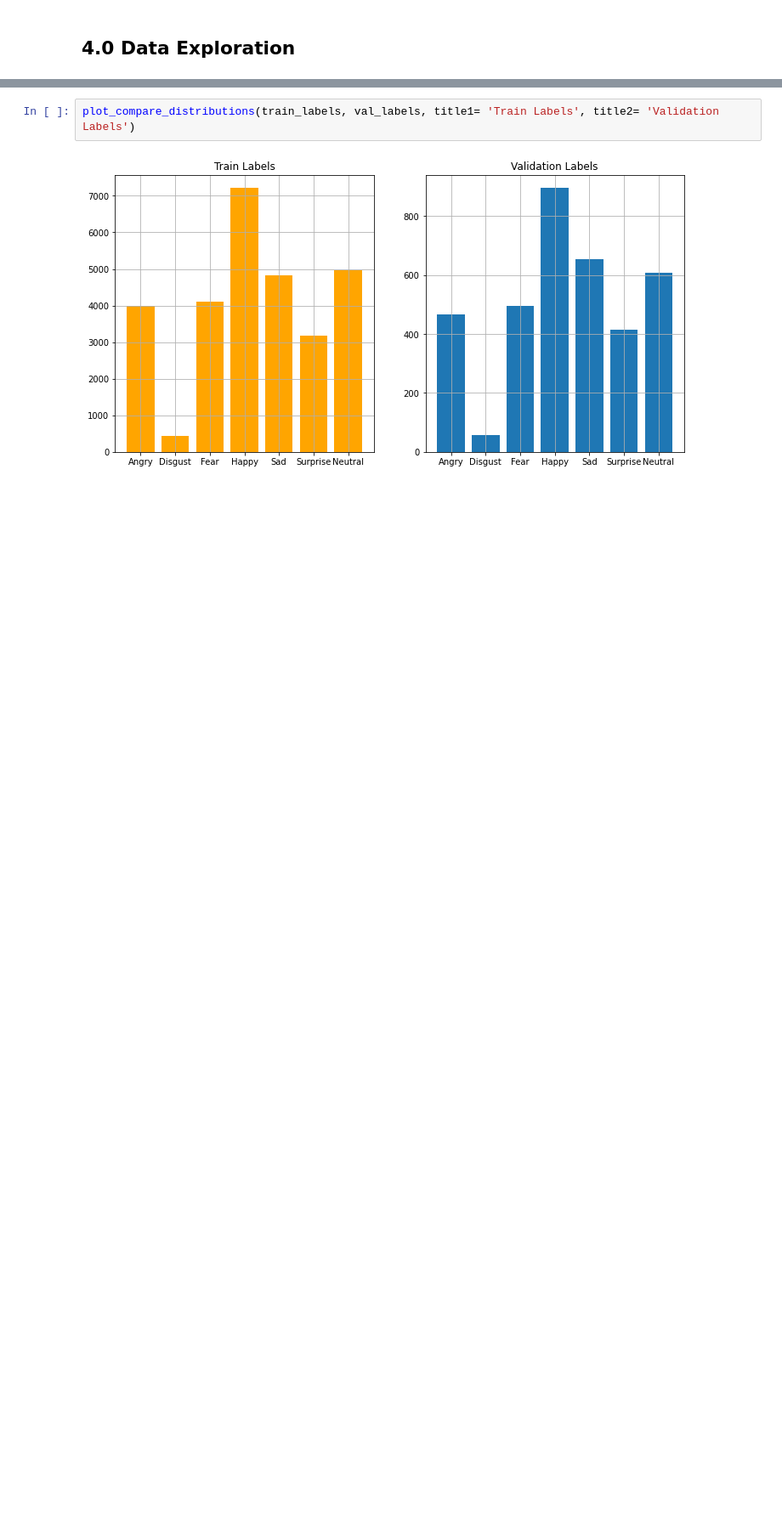
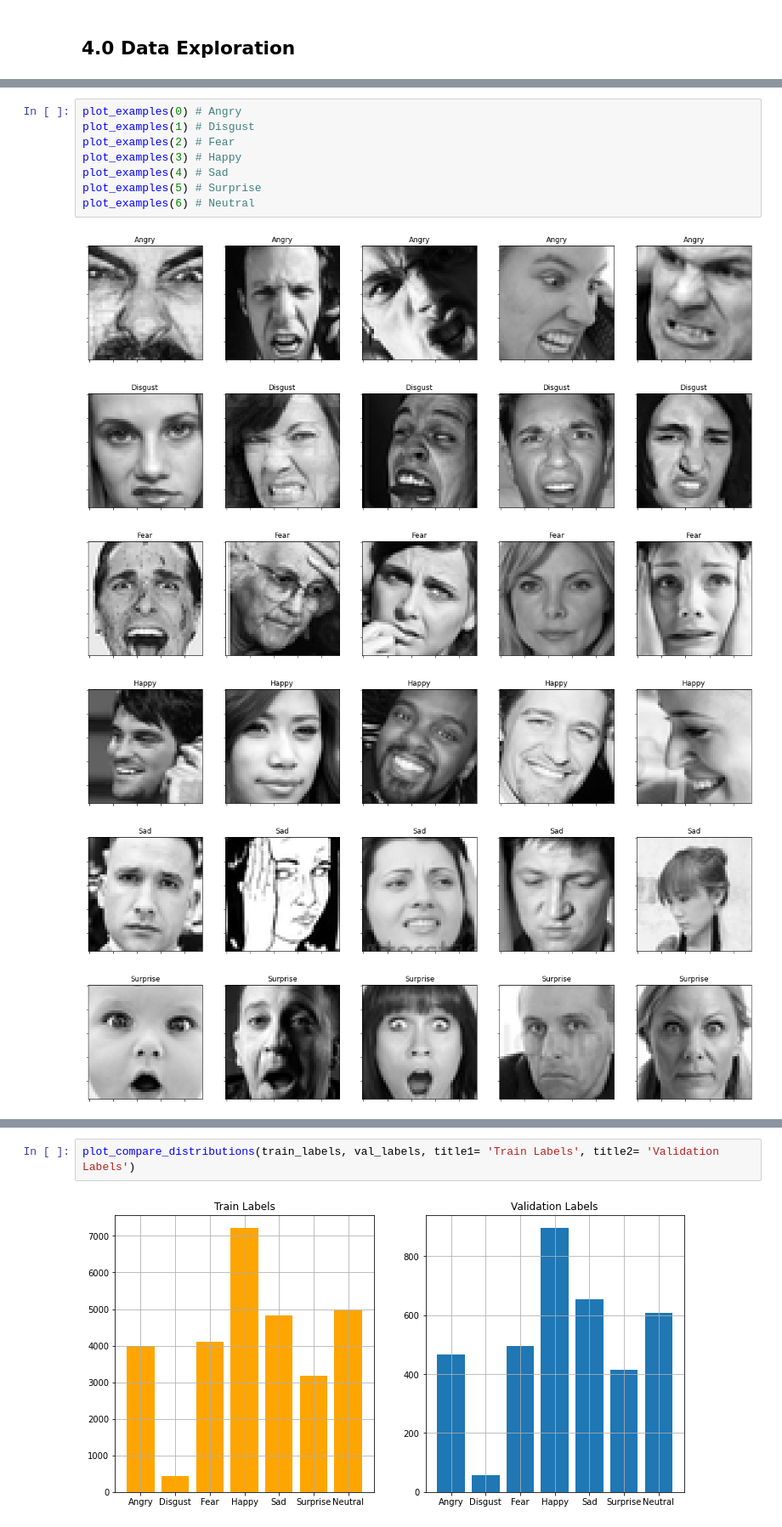
Before and after one commit to jorgecompleto/Facial_Recognition_Deep_Learning, a Jupyter notebook: Facial_Recognition_CNN.ipynb, the cells around one changed output, grey strips where cells are left out. Shown at 85% size. Cells and saved outputs as stored; diff of their text form; blank space fills up the shorter version.

Commit message:
Plot Train Images and Train Benchmark Simple Model

```diff
--- a/Facial_Recognition_CNN.ipynb
+++ b/Facial_Recognition_CNN.ipynb
@@ -251,0 +339,15 @@ print(test_acc, test_loss)
+# %%
+plot_examples(0) # Angry
+plot_examples(1) # Disgust
+plot_examples(2) # Fear
+plot_examples(3) # Happy
+plot_examples(4) # Sad
+plot_examples(5) # Surprise
+plot_examples(6) # Neutral
+# %% [output]
+[figure, added]
+[figure, added]
+[figure, added]
+[figure, added]
+[figure, added]
+[figure, added]
```
Also changed, not shown: parts of 19 cells of this notebook.
